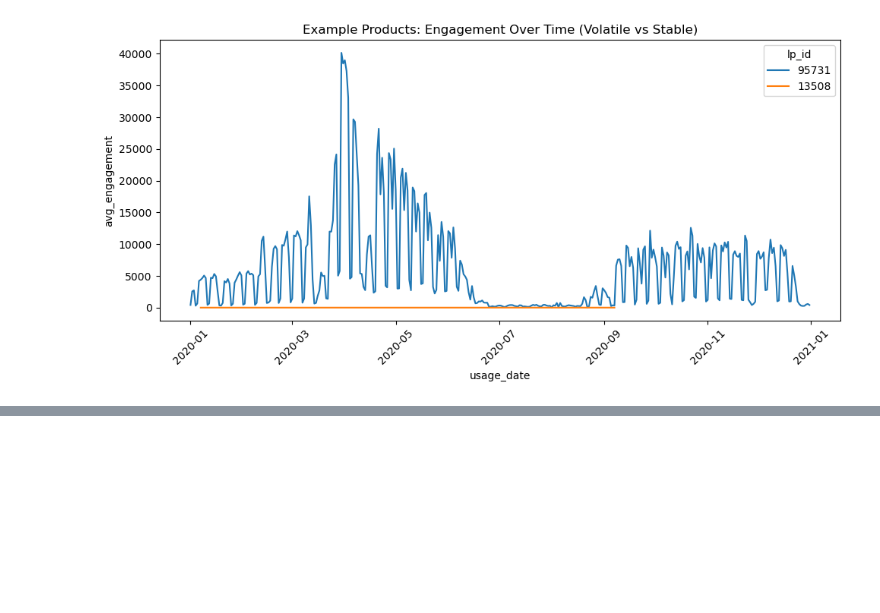
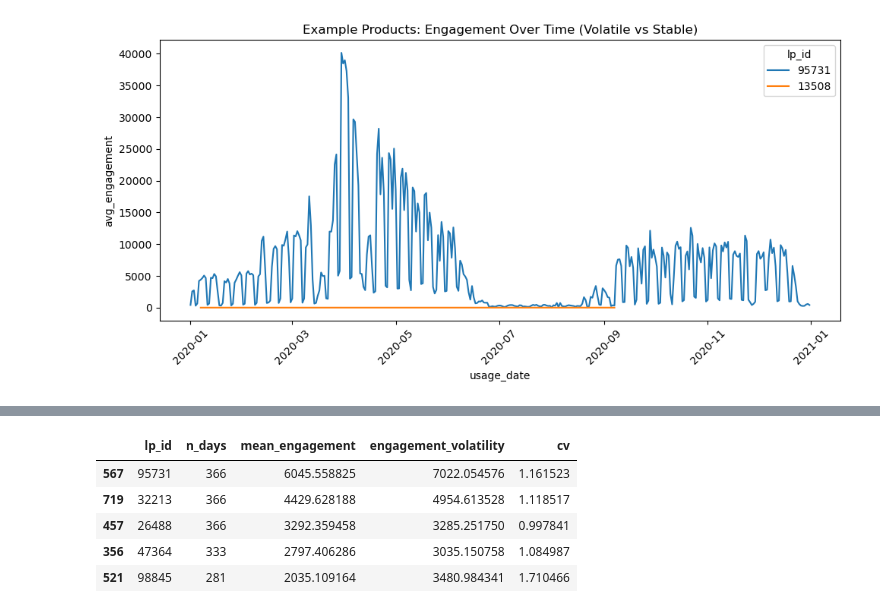
Before and after one commit to mtchynkstff/edtech-engagement-pipeline, a Jupyter notebook: notebooks/02_product_analysis_polished.ipynb, the cells around one changed output, grey strips where cells are left out. Saved outputs shown, nothing was run; the diff lists cells and outputs as text; code cells hidden in the pictures; blank space fills up the shorter version.

Commit message:
Add decision-oriented product analysis to notebooks

```diff
--- a/notebooks/02_product_analysis_polished.ipynb
+++ b/notebooks/02_product_analysis_polished.ipynb
@@ -295,0 +311,26 @@ plt.show()
+# %%
+decision_frame = q("""
+SELECT
+  lp_id,
+  COUNT(*) AS n_days,
+  AVG(avg_engagement_index) AS mean_engagement,
+  STDDEV_POP(avg_engagement_index) AS engagement_volatility
+FROM analytics.fct_product_daily_engagement
+WHERE avg_engagement_index IS NOT NULL
+GROUP BY lp_id
+HAVING COUNT(*) >= 30
+""")
+
+decision_frame["cv"] = (
+    decision_frame["engagement_volatility"] /
+    decision_frame["mean_engagement"]
+)
+
+decision_frame.sort_values("mean_engagement", ascending=False).head()
+# %% [output]
+|  | lp_id | n_days | mean_engagement | engagement_volatility | cv |
+| 567 | 95731 | 366 | 6045.558825 | 7022.054576 | 1.161523 |
+| 719 | 32213 | 366 | 4429.628188 | 4954.613528 | 1.118517 |
+| 457 | 26488 | 366 | 3292.359458 | 3285.251750 | 0.997841 |
+| 356 | 47364 | 333 | 2797.406286 | 3035.150758 | 1.084987 |
+| 521 | 98845 | 281 | 2035.109164 | 3480.984341 | 1.710466 |
```
Also changed, not shown: parts of 9 cells of this notebook.
